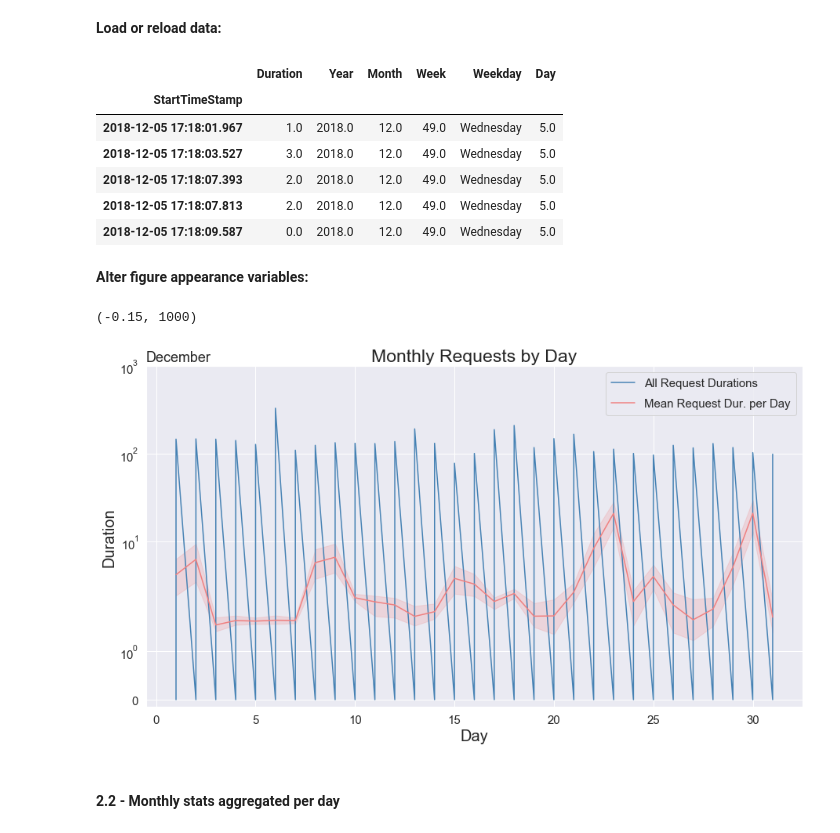
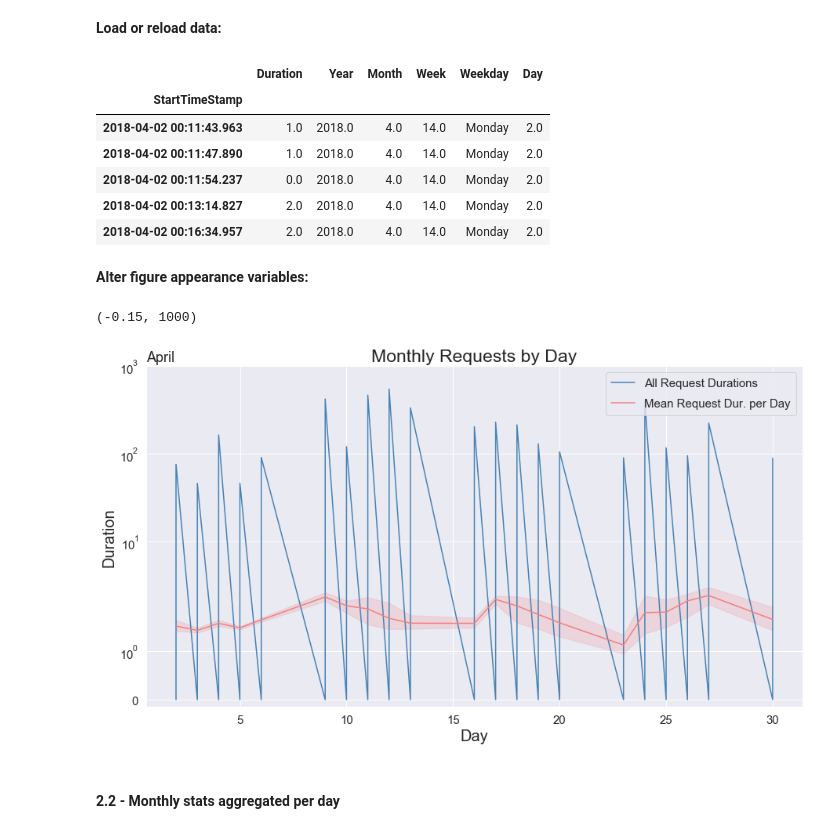
Before and after one commit to leilanihagen/interject-datacell-request-time-data-exploration, a Jupyter notebook: datacell_request_time_v2.ipynb, the cells around one changed output. Saved outputs shown, nothing was run; the diff lists cells and outputs as text; code cells hidden in the pictures.

```diff
--- a/datacell_request_time_v2.ipynb
+++ b/datacell_request_time_v2.ipynb
@@ -334,3 +338,13 @@ requests_dates_no_weekends.head()
 | 2019-08-01 17:00:49.377 | 0.0 | 2019.0 | 8.0 | 31.0 | Thursday | 1.0 |
 | 2019-08-01 17:01:07.030 | 15.0 | 2019.0 | 8.0 | 31.0 | Thursday | 1.0 |
 | 2019-08-01 17:03:34.497 | 0.0 | 2019.0 | 8.0 | 31.0 | Thursday | 1.0 |
+# %%
+def get_df_requests_1_month(year: int, month: int) -> pd.DataFrame:
+    requests_dates_year = reload_requests_dates_dataframe(year, year)
+
+    single_month_filter = ( requests_dates_year['Month'] == month )
+    requests_dates_month = requests_dates_year.where(single_month_filter)
+    requests_dates_month.dropna(inplace=True)
+    requests_dates_month.head()
+
+    return requests_dates_month
@@ -466,31 +486,32 @@ sns.lineplot(x='Day', y='Duration', data=all_requests_oct, ax=axes[9])
 #### 2.1 - All request duration data vs. mean estimation by day, for a single month
 # %% [markdown]
 DataFrame prep:
-# %%
-def prep_data_2_1(base_data_w_dates: pd.DataFrame, month: int, year: int):
-    single_month_filter = ( ( base_data_w_dates['Year'] == year ) & ( base_data_w_dates['Month'] == month ) )
-    all_requests_single_month = base_data_w_dates.where(single_month_filter)
-    all_requests_single_month.dropna(inplace=True)
-    all_requests_single_month.head()
-
-    return all_requests_single_month
+# %%
+def prep_data_2_1(month: int, year: int, exclude_weekends: bool) -> pd.DataFrame:
+    df_2_1 = get_df_requests_1_month(year, month)
+
+    # Exclude weekends:
+    if (exclude_weekends):
+        df_2_1 = get_df_no_weekends(df_2_1)
+
+    return df_2_1
 # %% [markdown]
 **Load or reload data:**
 # %%
-all_requests_single_month = prep_data_2_1(
-    base_data_w_dates=all_requests_dates,
-    month=12,
-    year=2018)
+requests_single_month = prep_data_2_1(
+    month=4,
+    year=2018,
+    exclude_weekends=True)
 # %%
-all_requests_single_month.head()
+requests_single_month.head()
 # %% [output]
 |  | Duration | Year | Month | Week | Weekday | Day |
 | StartTimeStamp |  |  |  |  |  |  |
-| 2018-12-05 17:18:01.967 | 1.0 | 2018.0 | 12.0 | 49.0 | Wednesday | 5.0 |
-| 2018-12-05 17:18:03.527 | 3.0 | 2018.0 | 12.0 | 49.0 | Wednesday | 5.0 |
-| 2018-12-05 17:18:07.393 | 2.0 | 2018.0 | 12.0 | 49.0 | Wednesday | 5.0 |
-| 2018-12-05 17:18:07.813 | 2.0 | 2018.0 | 12.0 | 49.0 | Wednesday | 5.0 |
-| 2018-12-05 17:18:09.587 | 0.0 | 2018.0 | 12.0 | 49.0 | Wednesday | 5.0 |
+| 2018-04-02 00:11:43.963 | 1.0 | 2018.0 | 4.0 | 14.0 | Monday | 2.0 |
+| 2018-04-02 00:11:47.890 | 1.0 | 2018.0 | 4.0 | 14.0 | Monday | 2.0 |
+| 2018-04-02 00:11:54.237 | 0.0 | 2018.0 | 4.0 | 14.0 | Monday | 2.0 |
+| 2018-04-02 00:13:14.827 | 2.0 | 2018.0 | 4.0 | 14.0 | Monday | 2.0 |
+| 2018-04-02 00:16:34.957 | 2.0 | 2018.0 | 4.0 | 14.0 | Monday | 2.0 |
 # %% [markdown]
 **Alter figure appearance variables:**
 # %%
@@ -505,26 +526,26 @@ upper_y_lim_2_1 = 1000
 # %%
 fig, ax = plt.subplots(figsize=(15,8))
 sns.set(style='darkgrid')
 # sns.scatterplot(x='StartTimeStamp', y='Duration', data=all_requests_single_month.reset_index())
-sns.lineplot(x='Day', y='Duration', data=all_requests_single_month, estimator=None, color=all_req_line_color_2_1, ax=ax)
-sns.lineplot(x='Day', y='Duration', data=all_requests_single_month, estimator='mean', color=mean_line_color_2_1, ax=ax)
+sns.lineplot(x='Day', y='Duration', data=requests_single_month, estimator=None, color=all_req_line_color_2_1, ax=ax)
+sns.lineplot(x='Day', y='Duration', data=requests_single_month, estimator='mean', color=mean_line_color_2_1, ax=ax)
 
-place_month_names_on_axes(dataframe=all_requests_single_month, loc_str='left', font_size=18, is_single_axes=True, ax=ax, df_month_col_name='Month')
+place_month_names_on_axes(dataframe=requests_single_month, loc_str='left', font_size=18, is_single_axes=True, ax=ax, df_month_col_name='Month')
 
 ax.set_title('Monthly Requests by Day', fontsize=23) # Change to "'January' Requests by Day"
 
 ax.set_ylabel('Duration', fontsize=20)
 ax.set_xlabel('Day', fontsize=20)
 
 ax.legend(handles=(ax.lines[0], ax.lines[1]), labels=('All Request Durations', 'Mean Request Dur. per Day'), borderpad=0.5, labelspacing=0.8, fontsize=15, loc='upper right')
 
 ax.tick_params(axis='both', which='major', labelsize=15)
 # ax.set_xticklabels(all_requests_single_month['Day'])  # Can't use this because it's taking it as a list of EACH day entry in the DF, and lineplot is aggregating day values.
 ax.set_yscale('symlog')
 ax.set_ylim([lower_y_lim_2_1, upper_y_lim_2_1])
 # %% [output]
 (-0.15, 1000)
-[figure, old version]
+[figure, new version]
 # %% [markdown]
 #### 2.2 - Monthly stats aggregated per day
 # %%
```
Also changed, not shown: parts of 46 cells of this notebook.
